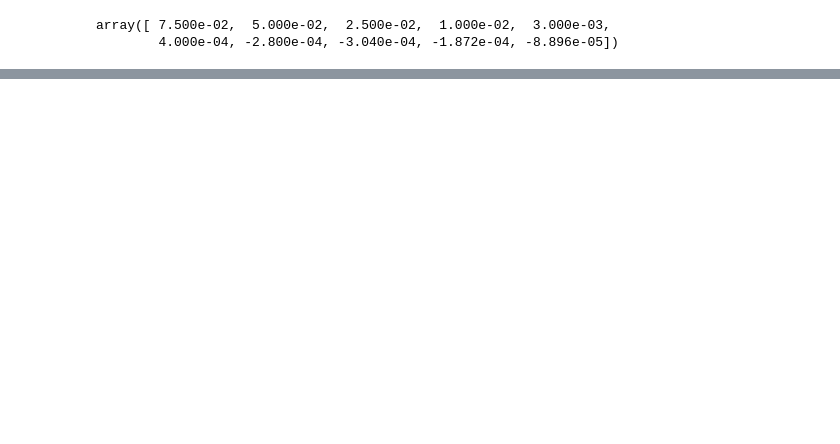
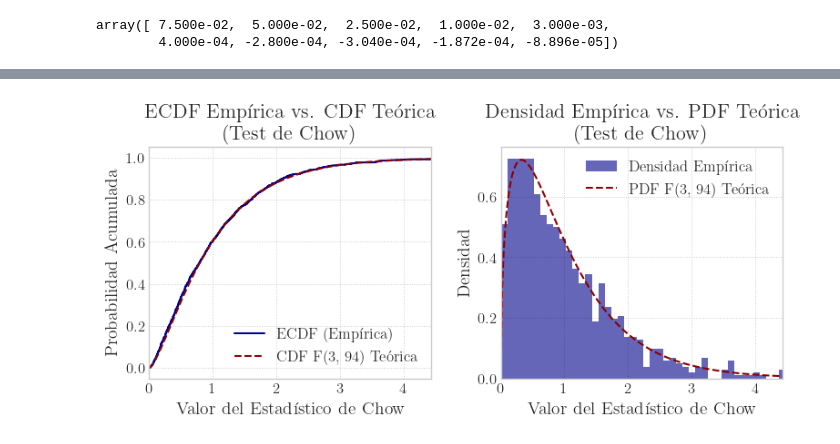
Before and after one commit to ensta630team/HW2, a Jupyter notebook: presentation/notebooks/hw_1/pregunta_2.ipynb, the cells around one changed output, grey strips where cells are left out. Saved outputs shown, nothing was run; the diff lists cells and outputs as text; code cells hidden in the pictures; blank space fills up the shorter version.

```diff
--- a/presentation/notebooks/hw_1/pregunta_2.ipynb
+++ b/presentation/notebooks/hw_1/pregunta_2.ipynb
@@ -144,0 +153,5 @@ Valor crítico al 10%: 37.18809688223511
+# %%
+fig, axes = plt.subplots(1, 2, figsize=(8, 4))
+axes = uplot.plot_chow_distribution_comparison(results['chaw_stat'], axes=axes, fig=fig)
+# %% [output]
+[figure, added]
```
Also changed, not shown: parts of 10 cells of this notebook, 12 other files.
